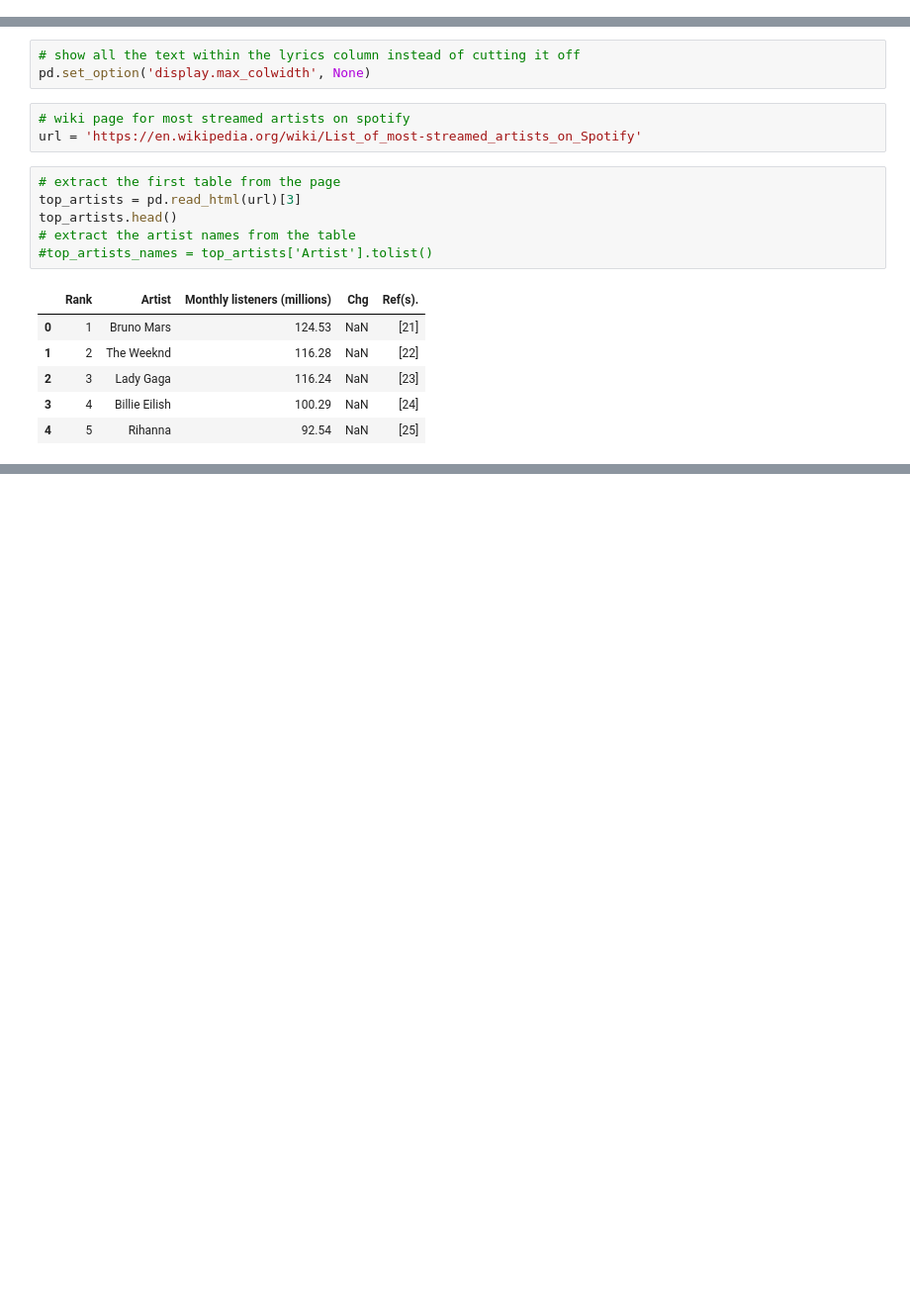
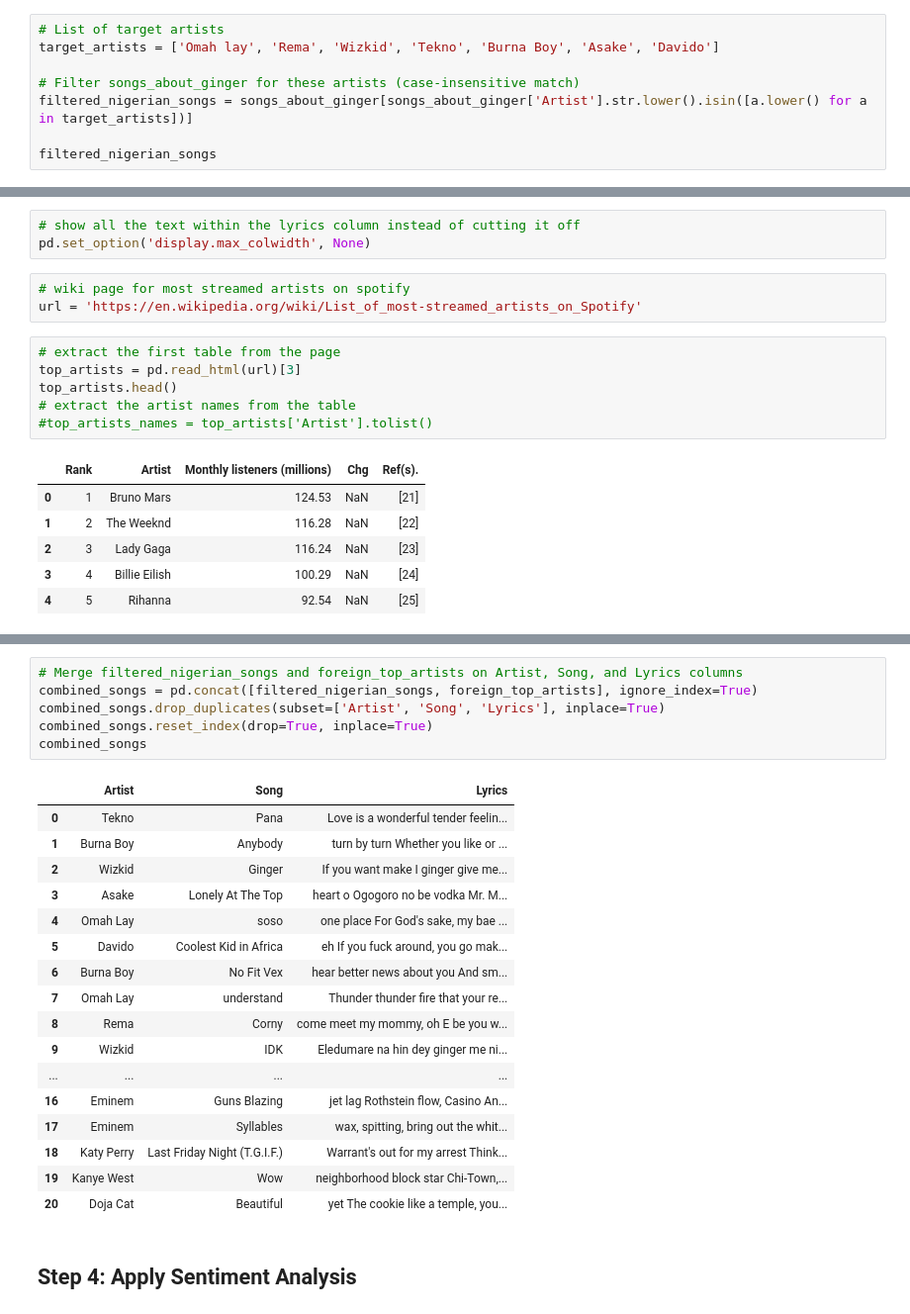
Before and after one commit to Pxavier263/ginger-analysis, a Jupyter notebook: Ginger_Analysis.ipynb, the cells around one changed output, grey strips where cells are left out. Shown at 99% size. Drawn from its saved outputs; the diff is of its cells as text; blank space fills up the shorter version.

```diff
--- a/Ginger_Analysis.ipynb
+++ b/Ginger_Analysis.ipynb
@@ -125,3 +125,11 @@ songs_about_ginger.head()
 | 2 | Eminem & White Gold | Habits | like an evil stepdad I got an inf... |
 | 3 | Amy Winehouse | Valerie (BBC Radio 1 Live Lounge) | body's been a mess And I've misse... |
 | 4 | The Notorious B.I.G. | One More Chance | let's dwell on the 500SL, the E&J... |
+# %%
+# List of target artists
+target_artists = ['Omah lay', 'Rema', 'Wizkid', 'Tekno', 'Burna Boy', 'Asake', 'Davido']
+
+# Filter songs_about_ginger for these artists (case-insensitive match)
+filtered_nigerian_songs = songs_about_ginger[songs_about_ginger['Artist'].str.lower().isin([a.lower() for a in target_artists])]
+
+filtered_nigerian_songs
@@ -157,0 +204,26 @@ df.tail()
+# %%
+# Merge filtered_nigerian_songs and foreign_top_artists on Artist, Song, and Lyrics columns
+combined_songs = pd.concat([filtered_nigerian_songs, foreign_top_artists], ignore_index=True)
+combined_songs.drop_duplicates(subset=['Artist', 'Song', 'Lyrics'], inplace=True)
+combined_songs.reset_index(drop=True, inplace=True)
+combined_songs
+# %% [output]
+|  | Artist | Song | Lyrics |
+| 0 | Tekno | Pana | Love is a wonderful tender feelin... |
+| 1 | Burna Boy | Anybody | turn by turn Whether you like or ... |
+| 2 | Wizkid | Ginger | If you want make I ginger give me... |
+| 3 | Asake | Lonely At The Top | heart o Ogogoro no be vodka Mr. M... |
+| 4 | Omah Lay | soso | one place For God's sake, my bae ... |
+| 5 | Davido | Coolest Kid in Africa | eh If you fuck around, you go mak... |
+| 6 | Burna Boy | No Fit Vex | hear better news about you And sm... |
+| 7 | Omah Lay | understand | Thunder thunder fire that your re... |
+| 8 | Rema | Corny | come meet my mommy, oh E be you w... |
+| 9 | Wizkid | IDK | Eledumare na hin dey ginger me ni... |
+| ... | ... | ... | ... |
+| 16 | Eminem | Guns Blazing | jet lag Rothstein flow, Casino An... |
+| 17 | Eminem | Syllables | wax, spitting, bring out the whit... |
+| 18 | Katy Perry | Last Friday Night (T.G.I.F.) | Warrant's out for my arrest Think... |
+| 19 | Kanye West | Wow | neighborhood block star Chi-Town,... |
+| 20 | Doja Cat | Beautiful | yet The cookie like a temple, you... |
+# %% [markdown]
+## Step 4: Apply Sentiment Analysis
```
Also changed, not shown: parts of 11 cells of this notebook.
